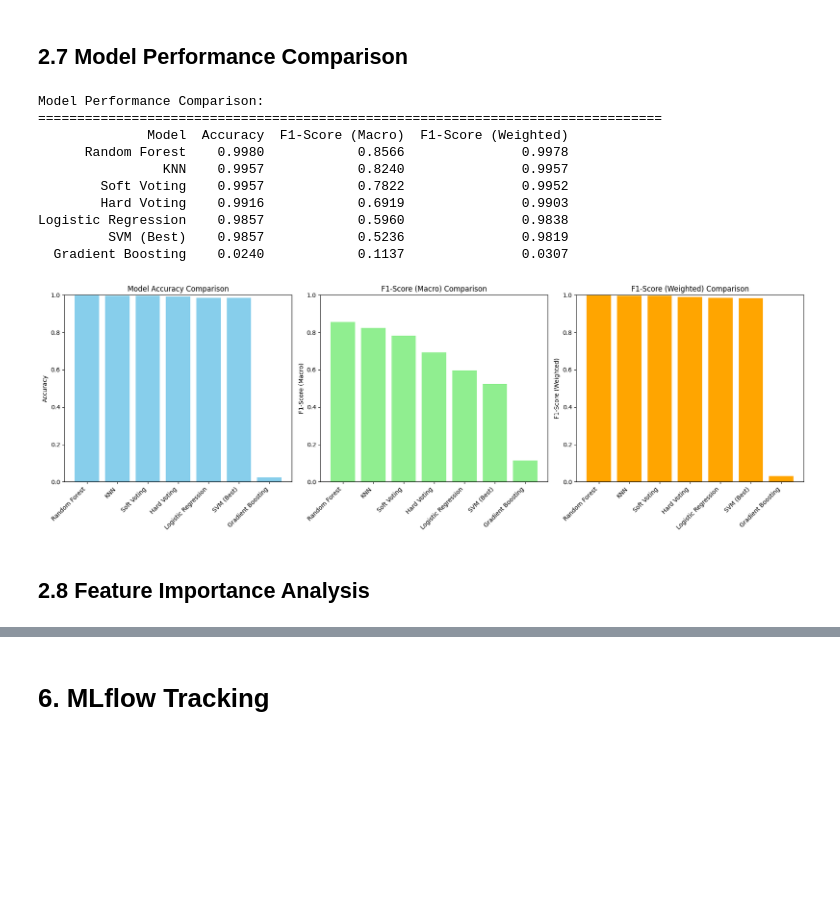
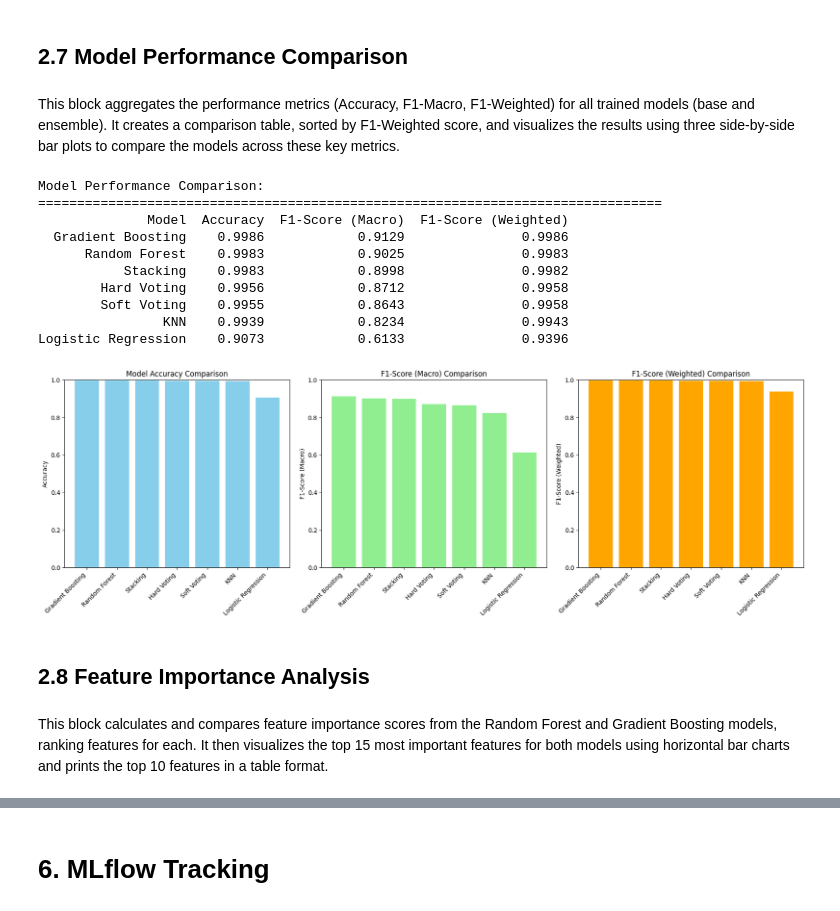
Before and after one commit to Arthur-Boutelier/machineLearningCybersecurity, a Jupyter notebook: machine_learning_project.ipynb, the cells around one changed output, grey strips where cells are left out. Saved outputs shown, nothing was run; the diff lists cells and outputs as text; code cells hidden in the pictures; blank space fills up the shorter version.

```diff
--- a/machine_learning_project.ipynb
+++ b/machine_learning_project.ipynb
@@ -782,8 +766,8 @@ On the original train set, before SMOTE:
 # %%
-gradient_boosting = GradientBoostingClassifier(n_estimators=100, random_state=42)
-gradient_boosting.fit(X_train, y_train)
+gradient_boosting = xgb.XGBClassifier(tree_method="hist", early_stopping_rounds=2)
+gradient_boosting.fit(X_train, y_train, eval_set=[(X_test, y_test)])
+models.append({"model" : gradient_boosting, "name": "XGB", "library": "xgb"})
 y_pred_gb = gradient_boosting.predict(X_test)
-
 conf_matrix = confusion_matrix(y_test, y_pred_gb)
 print("Gradient Boosting Results:")
 print("Confusion matrix: ", conf_matrix)
@@ -822,6 +808,7 @@ On the SMOTE balanced train set:
 # %%
-gradient_boosting_smote = GradientBoostingClassifier(n_estimators=100, random_state=42)
-gradient_boosting_smote.fit(X_train_smote, y_train_smote)
+gradient_boosting_smote = xgb.XGBClassifier(tree_method="hist", early_stopping_rounds=2)
+gradient_boosting_smote.fit(X_train_smote, y_train_smote, eval_set=[(X_test, y_test)])
+models.append({"model" : gradient_boosting_smote, "name": "XGB_smote", "library": "xgb"})
 y_pred_gb = gradient_boosting_smote.predict(X_test)
 
 conf_matrix = confusion_matrix(y_test, y_pred_gb)
@@ -848,8 +854,8 @@ KeyboardInterrupt:
 # Create base models for voting ensemble
 lr_voting = LogisticRegression(max_iter=1000)
 knn_voting = KNeighborsClassifier(n_neighbors=5, weights='distance')
-svm_voting = SVC(kernel='rbf', C=1.0, gamma='scale', probability=True)  # Enable probability for soft voting
 rf_voting = RandomForestClassifier(n_estimators=100, random_state=42, class_weight='balanced')
+
 
 
 # Hard Voting Classifier
@@ -857,14 +863,14 @@ hard_voting_clf = VotingClassifier(
     estimators=[
         ('lr', lr_voting),
         ('knn', knn_voting),
-        ('svm', svm_voting),
-        ('rf', rf_voting)
+        ('rf', rf_voting),
     ],
     voting='hard'
 )
 
 print("Training Hard Voting Classifier...")
-hard_voting_clf.fit(X_train, y_train)
+hard_voting_clf.fit(X_train_smote, y_train_smote)
+models.append({"model" : hard_voting_clf, "name": "hard_voting", "library": "sklearn"})
 y_pred_hard = hard_voting_clf.predict(X_test)
 
 print("Hard Voting Results:")
@@ -875,14 +881,15 @@ soft_voting_clf = VotingClassifier(
     estimators=[
         ('lr', lr_voting),
         ('knn', knn_voting),
-        ('svm', svm_voting),
-        ('rf', rf_voting)
+        ('rf', rf_voting),
     ],
     voting='soft'
 )
 
 print("\nTraining Soft Voting Classifier...")
-soft_voting_clf.fit(X_train, y_train)
+soft_voting_clf.fit(X_train_smote, y_train_smote)
+models.append({"model" : soft_voting_clf, "name": "soft_voting", "library": "sklearn"})
+
 y_pred_soft = soft_voting_clf.predict(X_test)
 
 print("Soft Voting Results:")
@@ -963,9 +991,7 @@ plt.show()
 base_models = [
     ('lr', LogisticRegression()),
     ('knn', KNeighborsClassifier(n_neighbors=5, weights='distance')),
-    ('svm', SVC(kernel='rbf', C=1.0, gamma='scale', probability=True)),
     ('rf', RandomForestClassifier(n_estimators=100, random_state=42, class_weight='balanced')),
-    ('gb', GradientBoostingClassifier(n_estimators=100, random_state=42))
 ]
 
 # Use Random Forest as meta-learner
@@ -979,7 +1005,8 @@ stacking_clf = StackingClassifier(
 )
 
 print("Training Stacking Classifier...")
-stacking_clf.fit(X_train, y_train)
+stacking_clf.fit(X_train_smote, y_train_smote)
+models.append({"model" : stacking_clf, "name": "stacking", "library": "sklearn", "name":"stacking"})
 y_pred_stack = stacking_clf.predict(X_test)
 
 print("Stacking Results:")
@@ -1002,16 +1065,17 @@ KeyboardInterrupt:
 # %% [markdown]
 ## 2.7 Model Performance Comparison
+# %% [markdown]
+This block aggregates the performance metrics (Accuracy, F1-Macro, F1-Weighted) for all trained models (base and ensemble). It creates a comparison table, sorted by F1-Weighted score, and visualizes the results using three side-by-side bar plots to compare the models across these key metrics.
 # %%
 # Get predictions from all models for comparison
 models_to_compare = {
-    'Logistic Regression': logistic_regression,
-    'KNN': knn,
-    'SVM (Best)': svm,
-    'Random Forest': random_forest,
-    'Gradient Boosting': gradient_boosting,
+    'Logistic Regression': logistic_regression_smote,
+    'KNN': knn_smote,
+    'Random Forest': random_forest_smote,
+    'Gradient Boosting': gradient_boosting_smote,
     'Hard Voting': hard_voting_clf,
     'Soft Voting': soft_voting_clf,
-    # 'Stacking': stacking_clf
+    'Stacking': stacking_clf
 }
 
 # Calculate metrics for each model
@@ -1024,8 +1088,7 @@ for name, model in models_to_compare.items():
         elif name == 'Soft Voting':
             y_pred = y_pred_soft
         else:  # Stacking
-            pass
-            # y_pred = y_pred_stack
+            y_pred = y_pred_stack
     else:
         y_pred = model.predict(X_test)
 
@@ -1054,43 +1117,45 @@ fig, axes = plt.subplots(1, 3, figsize=(18, 6))
 # Accuracy comparison
 axes[0].bar(range(len(comparison_df)), comparison_df['Accuracy'], color='skyblue')
 axes[0].set_title('Model Accuracy Comparison')
 axes[0].set_ylabel('Accuracy')
 axes[0].set_xticks(range(len(comparison_df)))
 axes[0].set_xticklabels(comparison_df['Model'], rotation=45, ha='right')
 axes[0].set_ylim(0, 1)
 
 # F1-Score (Macro) comparison
 axes[1].bar(range(len(comparison_df)), comparison_df['F1-Score (Macro)'], color='lightgreen')
 axes[1].set_title('F1-Score (Macro) Comparison')
 axes[1].set_ylabel('F1-Score (Macro)')
 axes[1].set_xticks(range(len(comparison_df)))
 axes[1].set_xticklabels(comparison_df['Model'], rotation=45, ha='right')
 axes[1].set_ylim(0, 1)
 
 # F1-Score (Weighted) comparison
 axes[2].bar(range(len(comparison_df)), comparison_df['F1-Score (Weighted)'], color='orange')
 axes[2].set_title('F1-Score (Weighted) Comparison')
 axes[2].set_ylabel('F1-Score (Weighted)')
 axes[2].set_xticks(range(len(comparison_df)))
 axes[2].set_xticklabels(comparison_df['Model'], rotation=45, ha='right')
 axes[2].set_ylim(0, 1)
 
 plt.tight_layout()
 plt.show()
 # %% [output]
 Model Performance Comparison:
 ================================================================================
               Model  Accuracy  F1-Score (Macro)  F1-Score (Weighted)
-      Random Forest    0.9980            0.8566               0.9978
-                KNN    0.9957            0.8240               0.9957
-        Soft Voting    0.9957            0.7822               0.9952
-        Hard Voting    0.9916            0.6919               0.9903
-Logistic Regression    0.9857            0.5960               0.9838
-         SVM (Best)    0.9857            0.5236               0.9819
-  Gradient Boosting    0.0240            0.1137               0.0307
+  Gradient Boosting    0.9986            0.9129               0.9986
+      Random Forest    0.9983            0.9025               0.9983
+           Stacking    0.9983            0.8998               0.9982
+        Hard Voting    0.9956            0.8712               0.9958
+        Soft Voting    0.9955            0.8643               0.9958
+                KNN    0.9939            0.8234               0.9943
+Logistic Regression    0.9073            0.6133               0.9396
-[figure, old version]
+[figure, new version]
 # %% [markdown]
 ## 2.8 Feature Importance Analysis
+# %% [markdown]
+This block calculates and compares feature importance scores from the Random Forest and Gradient Boosting models, ranking features for each. It then visualizes the top 15 most important features for both models using horizontal bar charts and prints the top 10 features in a table format.
 # %%
 # Extract feature importance from tree-based models
 feature_names = X.columns
```
Also changed, not shown: parts of 76 cells of this notebook, 3 other files.
